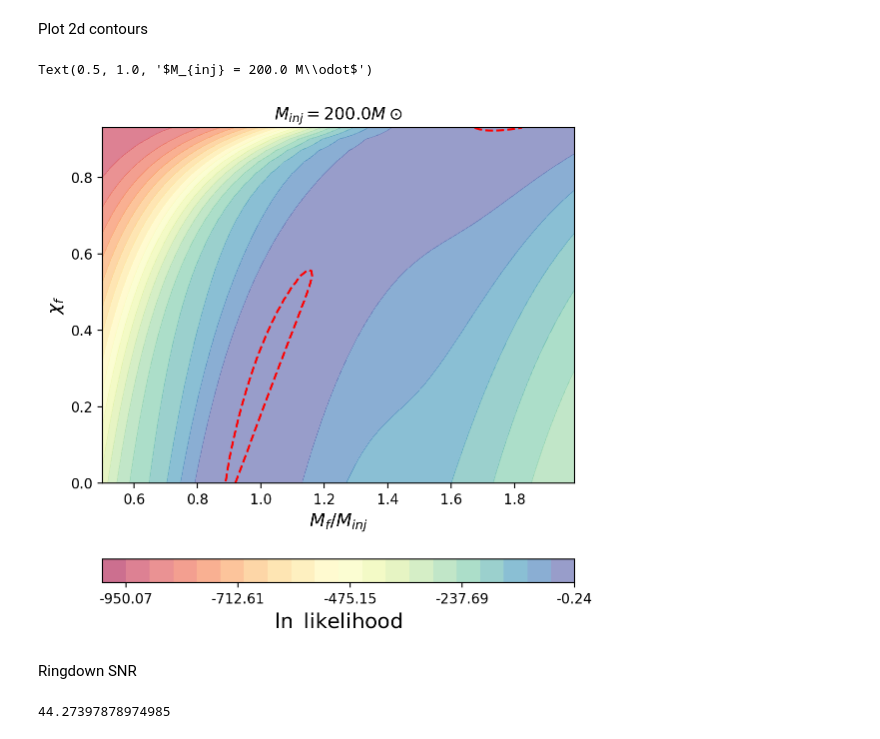
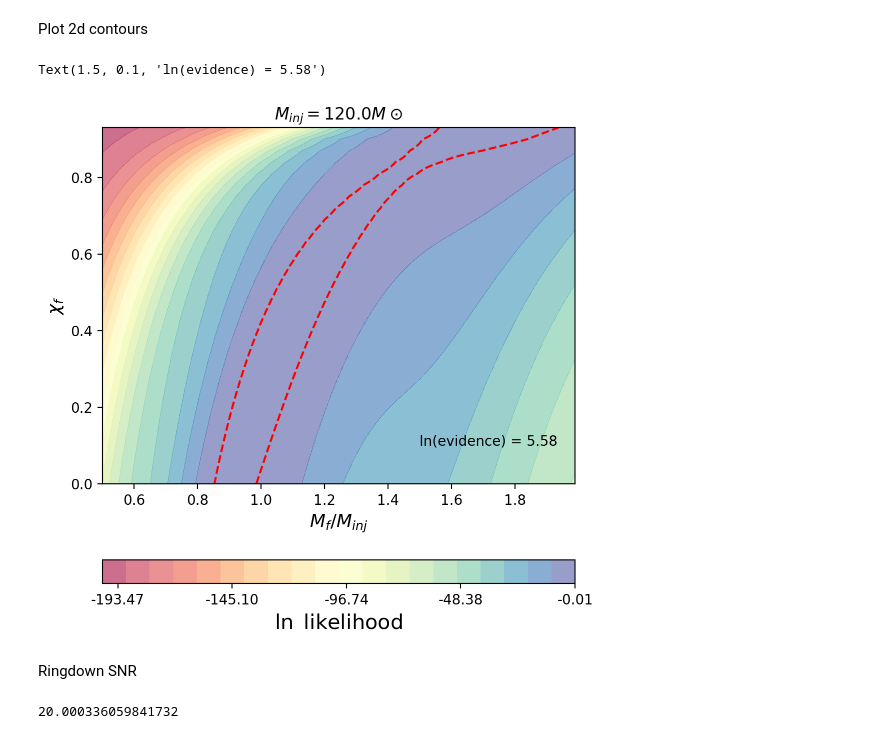
Before and after one commit to Lu-Neil/qnm_filter, a Jupyter notebook: code_demo/Mass_scaling.ipynb, the cells around one changed output. Drawn from its saved outputs; the diff is of its cells as text; code cells hidden in the pictures.

```diff
--- a/code_demo/Mass_scaling.ipynb
+++ b/code_demo/Mass_scaling.ipynb
@@ -37,8 +39,8 @@ Found the following files to load from the SXS catalog:
 # %% [markdown]
 All SXS waveforms adopt geometric units with $G=c=M_\odot=1$, and normalize distance and time with BBH's total mass. Below we convert the waveform to SI units.
 # %%
-luminous_intensity = 0.65*440 # in Mpc
-bbh_mass = 200/NRwaveform.mf # BBH's total mass
+luminous_intensity = 1/factor*440 # in Mpc
+bbh_mass = 120/NRwaveform.mf # BBH's total mass
 NRwaveform.scale_to_si("padded_data", bbh_mass, luminous_intensity)
 # %% [markdown]
 ### Construct detector noise with `bilby`
@@ -116,7 +118,7 @@ input = dict(model_list = [(2, 2, 0, "p"), (2,2,1,'p'), (2,2,2,'p')\
              # trucation time (geocenter, in second)
              t_init = 0+0*mass_unit, #Calculated from SNR+t_init notebook
              # length of the analysis window (in second)
-             segment_length = 500*mass_unit,
+             segment_length = 0.2,
              # sampling rate after conditioning (in Hz)
              srate = 4096)
 
@@ -163,30 +169,30 @@ time_str = str(np.round((input['t_init'])/mass_unit, 2))
 # %%
 pl.rc('figure', figsize=(6.1, 6.6))
 fig, ax = pl.subplots()
 contours = ax.contourf(temp_mass_grid, temp_chi_grid, likelihood_data, 20, cmap='Spectral',
                        origin='lower', alpha=0.6, linestyles='--')
 dotted = ax.contour(temp_mass_grid, temp_chi_grid, likelihood_data, [credible_region], colors = 'red', \
                    linestyles ='--')
 # ax.scatter(x=NRwaveform.mf*bbh_mass, y=NRwaveform.chif, s=255, marker='+',
 #            c='g', linewidths=4, label='IMR')
 
 
 # coloarbar
 cbar=fig.colorbar(contours, orientation="horizontal",
                   pad=0.15, format='%3.2f')
 cbar.set_label(r'$\ln$ likelihood', fontsize=15)
 cbar.set_ticks(np.linspace(np.min(likelihood_data), np.max(likelihood_data), 5))
 
 pl.xlabel(r'$M_f/M_{inj}$', fontsize=13)
 pl.ylabel(r'$\chi_f$', fontsize=13)
 
 # pl.legend()
 ax.set_title("$M_{inj} = %.1f M\odot$" % inj_mass)
-# ax.text(120, 0.1, 'ln(evidence) = %.2f' % logsumexp(likelihood_data))
+ax.text(1.5, 0.1, 'ln(evidence) = %.2f' % logsumexp(likelihood_data))
 # ax.set_title(r'$\mathcal{F}_{220}+\mathcal{F}_{221}$')
 # %% [output]
-Text(0.5, 1.0, '$M_{inj} = 200.0 M\\odot$')
+Text(1.5, 0.1, 'ln(evidence) = 5.58')
-[figure, old version]
+[figure, new version]
 # %% [markdown]
 Ringdown SNR
 # %%
@@ -194,4 +200,4 @@ fit.first_index()
 template = fit.truncate_data(fit.original_data)['H1']
 fit.compute_SNR(0, template, 'H1', optimal=True)
 # %% [output]
-44.27397878974985
+20.000336059841732
```
Also changed, not shown: parts of 6 cells of this notebook, 1 other file.
